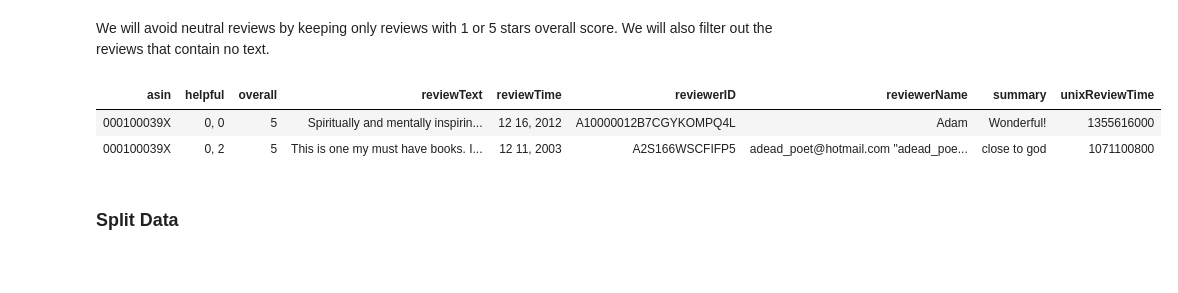
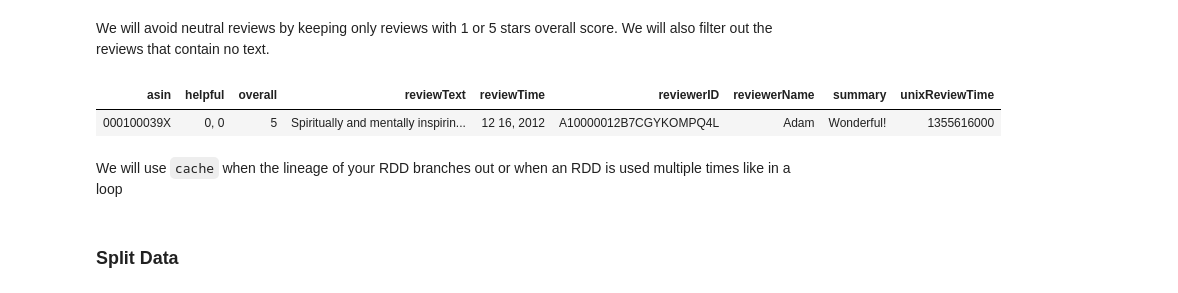
Before and after one commit to aurora-mareviv/sparklyr_test, a Jupyter notebook: sparklyr_test2.ipynb, the cells around one changed output. Drawn from its saved outputs; the diff is of its cells as text; code cells hidden in the pictures; blank space fills up the shorter version.

```diff
--- a/sparklyr_test2.ipynb
+++ b/sparklyr_test2.ipynb
@@ -194,14 +194,15 @@ books %>%
 # %% [markdown]
 We will avoid neutral reviews by keeping only reviews with 1 or 5 stars overall score. We will also filter out the reviews that contain no text.
 # %%
-nonneutral_reviews <- books %>%
+reviews <- books %>%
   filter(overall == 1 | overall == 5) %>%
   filter(reviewText != '')
 # %%
-nonneutral_reviews %>%
-  head(2) %>%
+reviews %>%
+  head(1) %>%
   collect()
 # %% [output]
 | asin | helpful | overall | reviewText | reviewTime | reviewerID | reviewerName | summary | unixReviewTime |
 | 000100039X | 0, 0 | 5 | Spiritually and mentally inspirin... | 12 16, 2012 | A10000012B7CGYKOMPQ4L | Adam | Wonderful! | 1355616000 |
-| 000100039X | 0, 2 | 5 | This is one my must have books. I... | 12 11, 2003 | A2S166WSCFIFP5 | adead_poet@hotmail.com "adead_poe... | close to god | 1071100800 |
+# %% [markdown]
+We will use `cache` when the lineage of your RDD branches out or when an RDD is used multiple times like in a loop
```
Also changed, not shown: parts of 5 cells of this notebook.
